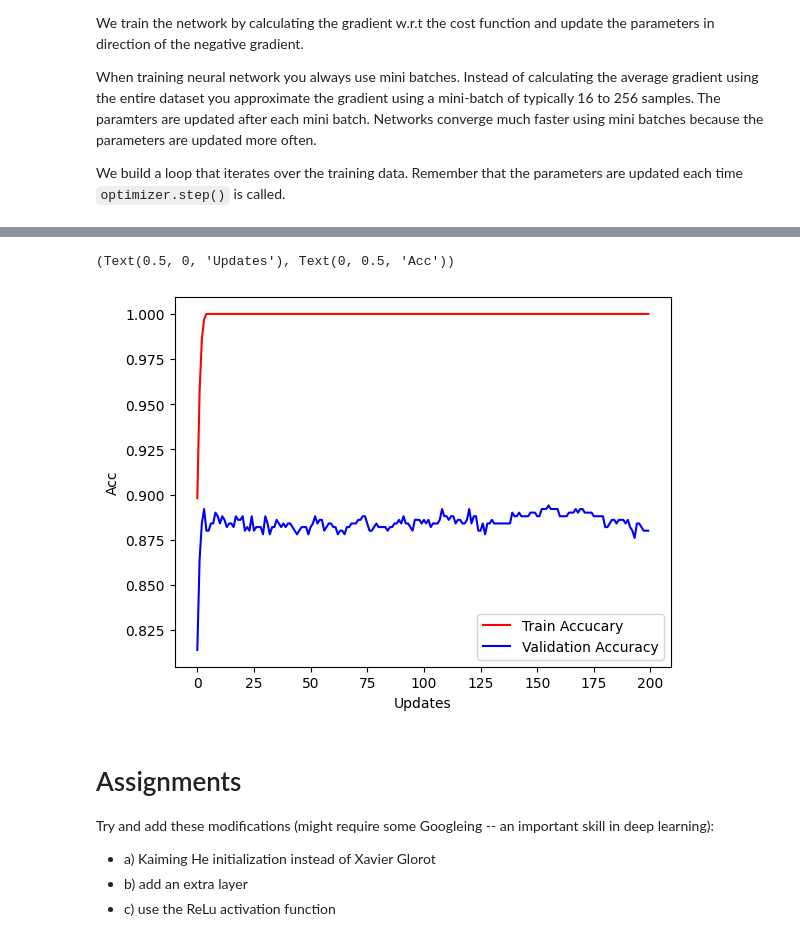
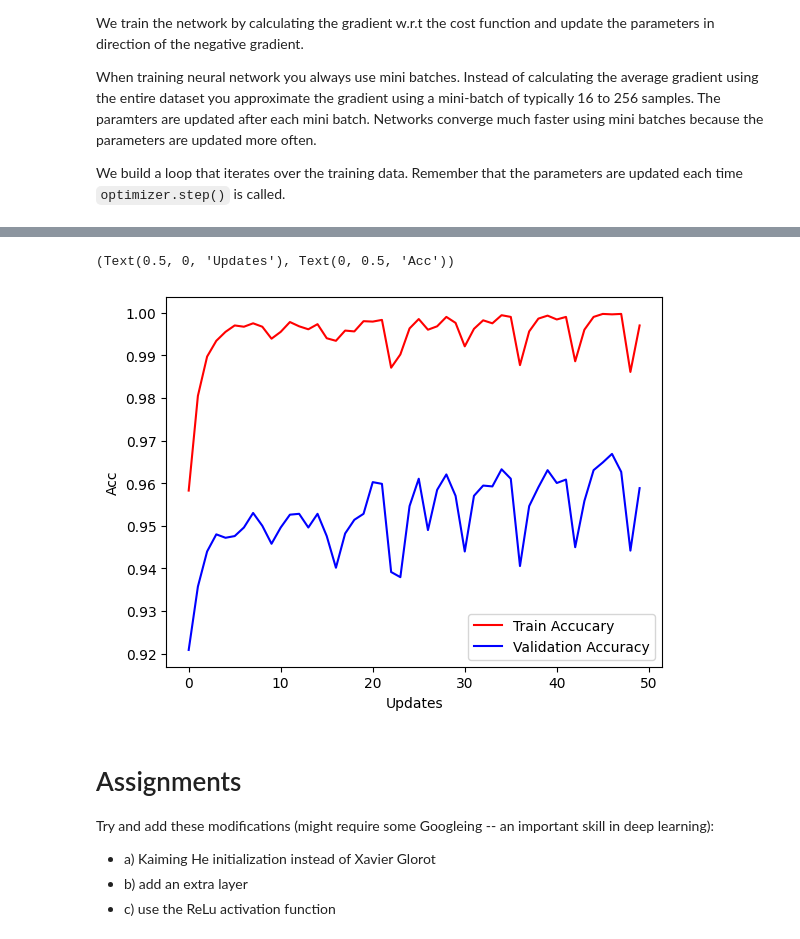
Before and after one commit to MarcelZelent/02456fork, a Jupyter notebook: 3_Feedforward_PyTorch/3.4-EXE-FFN-MNIST.ipynb, the cells around one changed output, grey strips where cells are left out. Drawn from its saved outputs; the diff is of its cells as text; code cells hidden in the pictures.

```diff
--- a/3_Feedforward_PyTorch/3.4-EXE-FFN-MNIST.ipynb
+++ b/3_Feedforward_PyTorch/3.4-EXE-FFN-MNIST.ipynb
@@ -34,14 +34,14 @@ mnist_trainset = MNIST("./temp/", train=True, download=True)
 mnist_testset = MNIST("./temp/", train=False, download=True)
 # %%
 # To speed up training we'll only work on a subset of the data
-x_train = mnist_trainset.data[:1000].view(-1, 784).float()
-targets_train = mnist_trainset.targets[:1000]
+x_train = mnist_trainset.data[:10000].view(-1, 784).float()
+targets_train = mnist_trainset.targets[:10000]
 
-x_valid = mnist_trainset.data[1000:1500].view(-1, 784).float()
-targets_valid = mnist_trainset.targets[1000:1500]
+x_valid = mnist_trainset.data[10000:15000].view(-1, 784).float()
+targets_valid = mnist_trainset.targets[10000:15000]
 
-x_test = mnist_testset.data[:500].view(-1, 784).float()
-targets_test = mnist_testset.targets[:500]
+x_test = mnist_testset.data[:5000].view(-1, 784).float()
+targets_test = mnist_testset.targets[:5000]
 
 print("Information on dataset")
 print("x_train", x_train.shape)
@@ -151,8 +151,8 @@ softmax should sum to one (approxiamtely): 1.0
 # %%
 #Hyperparameters
 num_classes = 10
-num_l1 = 1024
-num_l2 = 1024
+num_l1 = 512
+num_l2 = 512
 num_features = x_train.shape[1]
 
 # define network
@@ -179,21 +179,23 @@ class Net(nn.Module):
 
 
     def forward(self, x):
-        x = self.dropout(x)
         x = F.linear(x, self.W_1, self.b_1)
         x = self.BatchNorm1d_1(x)
         x = self.activation(x)
         x = self.dropout(x)
+
         x = F.linear(x, self.W_2, self.b_2)
         x = self.BatchNorm1d_2(x)
         x = self.activation(x)
+        x = self.dropout(x)
+
         x = F.linear(x, self.W_3, self.b_3)
         return x
 
 
 net = Net(num_features, num_l1, num_l2, num_classes)
 # %%
-optimizer = optim.Adam(net.parameters(), lr=3e-4, weight_decay=1e-7)
+optimizer = optim.Adam(net.parameters(), lr=3e-4, weight_decay=1e-3)
 criterion = nn.CrossEntropyLoss()
 # %%
 # Test the forward pass with dummy data
@@ -222,8 +224,8 @@ x_valid.div_(255)
 x_test.div_(255)
 
 # setting hyperparameters and gettings epoch sizes
-batch_size = 50
-num_epochs = 200
+batch_size = 30
+num_epochs = 50
 num_samples_train = x_train.shape[0]
 num_batches_train = num_samples_train // batch_size
 num_samples_valid = x_valid.shape[0]
@@ -319,5 +306,5 @@ Epoch 191 : Train Loss 0.000080 , Train acc 1.000000, Valid acc 0.886000
 (Text(0.5, 0, 'Updates'), Text(0, 0.5, 'Acc'))
-[figure, old version]
+[figure, new version]
 # %% [markdown]
 # Assignments
 
```
Also changed, not shown: parts of 2 cells of this notebook.
